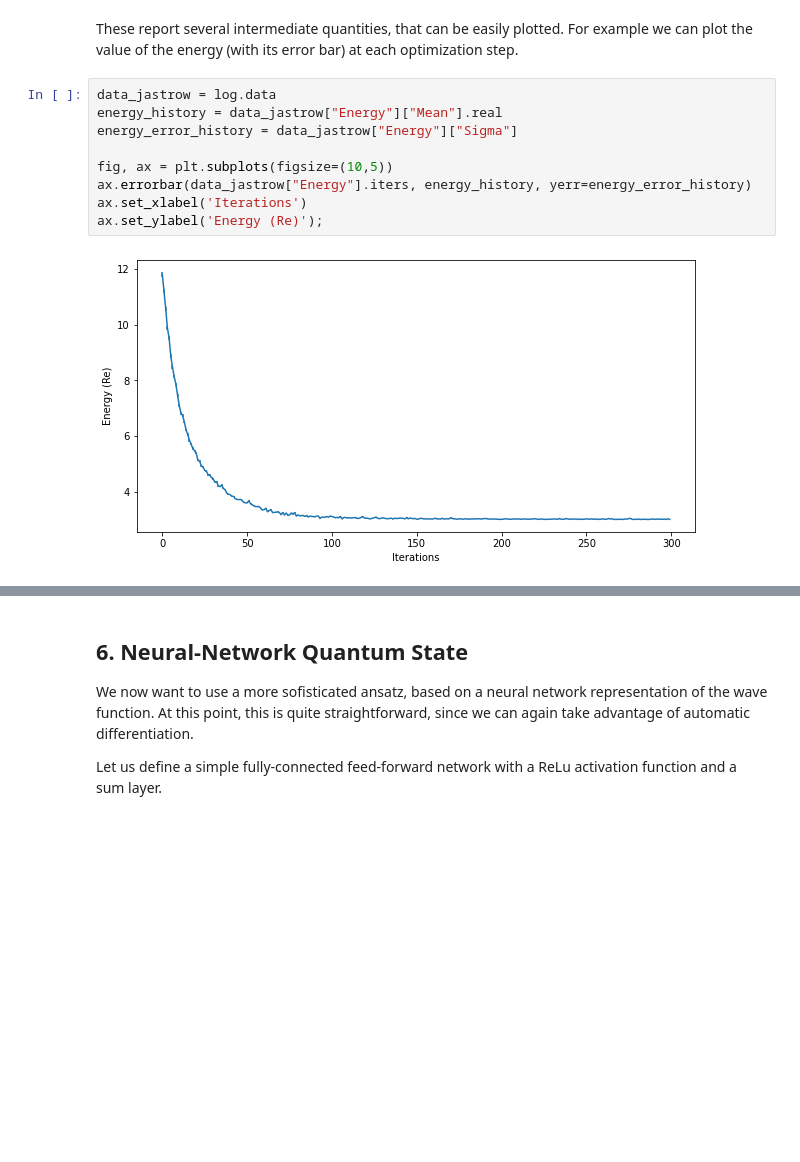
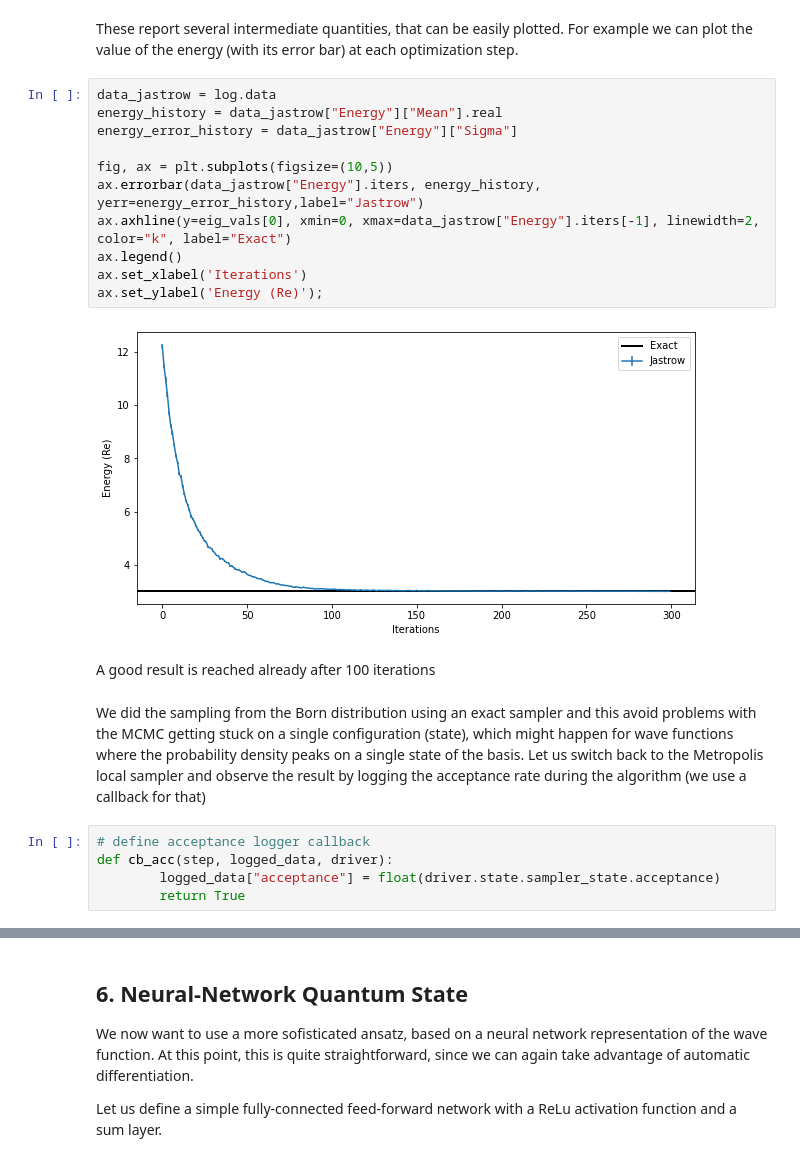
Before and after one commit to erinaldi/bmn2-netket, a Jupyter notebook: notebooks/HarmonicOscillators.ipynb, the cells around one changed output, grey strips where cells are left out. Cells and saved outputs as stored; diff of their text form; blank space fills up the shorter version.

Commit message:
[fix] add exact sampler and continuous space

```diff
--- a/notebooks/HarmonicOscillators.ipynb
+++ b/notebooks/HarmonicOscillators.ipynb
@@ -372,11 +434,22 @@ These report several intermediate quantities, that can be easily plotted. For ex
 # %%
 data_jastrow = log.data
 energy_history = data_jastrow["Energy"]["Mean"].real
 energy_error_history = data_jastrow["Energy"]["Sigma"]
 
 fig, ax = plt.subplots(figsize=(10,5))
-ax.errorbar(data_jastrow["Energy"].iters, energy_history, yerr=energy_error_history)
+ax.errorbar(data_jastrow["Energy"].iters, energy_history, yerr=energy_error_history,label="Jastrow")
+ax.axhline(y=eig_vals[0], xmin=0, xmax=data_jastrow["Energy"].iters[-1], linewidth=2, color="k", label="Exact")
+ax.legend()
 ax.set_xlabel('Iterations')
 ax.set_ylabel('Energy (Re)');
 # %% [output]
-[figure, old version]
+[figure, new version]
+# %% [markdown]
+A good result is reached already after 100 iterations
+# %% [markdown]
+We did the sampling from the Born distribution using an exact sampler and this avoid problems with the MCMC getting stuck on a single configuration (state), which might happen for wave functions where the probability density peaks on a single state of the basis. Let us switch back to the Metropolis local sampler and observe the result by logging the acceptance rate during the algorithm (we use a callback for that)
+# %%
+# define acceptance logger callback
+def cb_acc(step, logged_data, driver):
+        logged_data["acceptance"] = float(driver.state.sampler_state.acceptance)
+        return True
```
Also changed, not shown: parts of 74 cells of this notebook, 1 other file.
